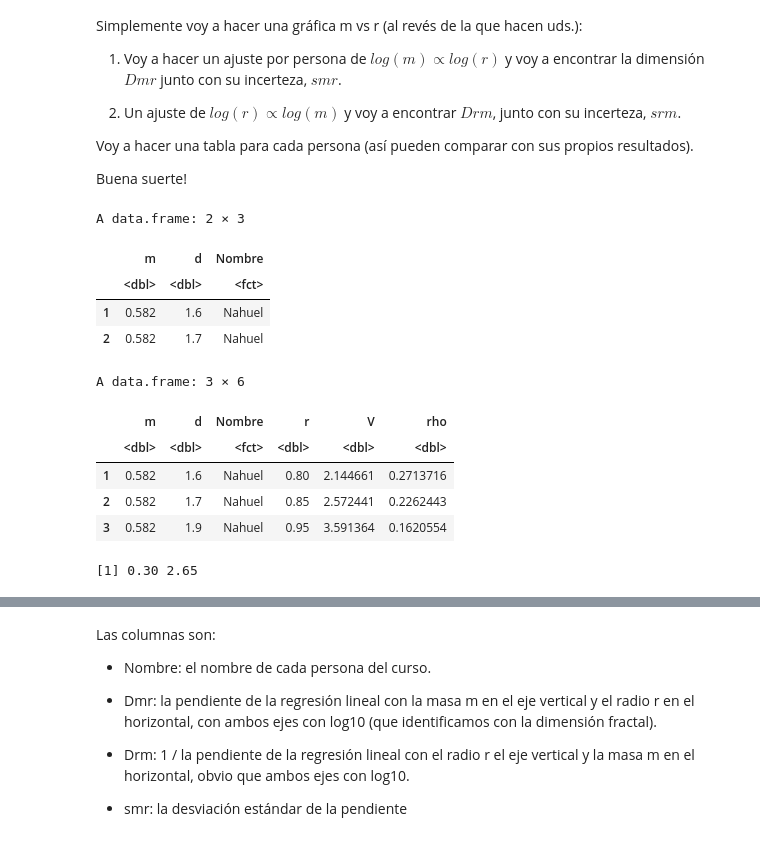
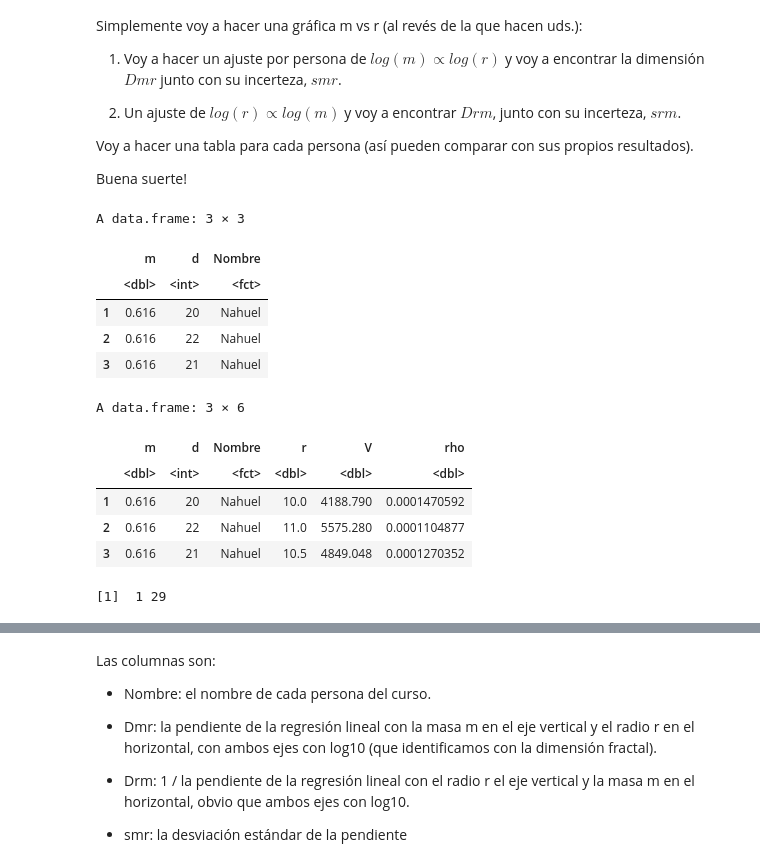
Before and after one commit to juanpabloderosas/FexpI, a Jupyter notebook: Análisis de Datos/Labo4/AnDatosLabo.ipynb, the cells around one changed output, grey strips where cells are left out. Cells and saved outputs as stored; diff of their text form; code cells hidden in the pictures.

```diff
--- a/Análisis de Datos/Labo4/AnDatosLabo.ipynb
+++ b/Análisis de Datos/Labo4/AnDatosLabo.ipynb
@@ -46,17 +46,18 @@ Voy a hacer una tabla para cada persona (así pueden comparar con sus propios re
 
 Buena suerte!
 # %%
-d <- read.csv(file = "Esferas.csv", header = T, sep = ",")
+d <- read.csv(file = "tutti.csv", header = T, sep = ",")
 # %%
 colnames(d) <- c("m", "d", "Nombre"); #masa en g, diámetros en cm
-head(d, 2)
-d$d[d$Nombre == "Jeronimo Vega"] <- 10 * d$d[d$Nombre == "Jeronimo Vega"]
+head(d,3)
+#d$d[d$Nombre == "Jeronimo Vega"] <- 10 * d$d[d$Nombre == "Jeronimo Vega"]
 # %% [output]
-A data.frame: 2 × 3
+A data.frame: 3 × 3
 |  | m | d | Nombre |
-|  | <dbl> | <dbl> | <fct> |
-| 1 | 0.582 | 1.6 | Nahuel |
-| 2 | 0.582 | 1.7 | Nahuel |
+|  | <dbl> | <int> | <fct> |
+| 1 | 0.616 | 20 | Nahuel |
+| 2 | 0.616 | 22 | Nahuel |
+| 3 | 0.616 | 21 | Nahuel |
 # %%
 #definimos radios
 d$r <- d$d /2;
@@ -71,11 +72,11 @@ range(d$r)
 # %% [output]
 A data.frame: 3 × 6
 |  | m | d | Nombre | r | V | rho |
-|  | <dbl> | <dbl> | <fct> | <dbl> | <dbl> | <dbl> |
-| 1 | 0.582 | 1.6 | Nahuel | 0.80 | 2.144661 | 0.2713716 |
-| 2 | 0.582 | 1.7 | Nahuel | 0.85 | 2.572441 | 0.2262443 |
-| 3 | 0.582 | 1.9 | Nahuel | 0.95 | 3.591364 | 0.1620554 |
+|  | <dbl> | <int> | <fct> | <dbl> | <dbl> | <dbl> |
+| 1 | 0.616 | 20 | Nahuel | 10.0 | 4188.790 | 0.0001470592 |
+| 2 | 0.616 | 22 | Nahuel | 11.0 | 5575.280 | 0.0001104877 |
+| 3 | 0.616 | 21 | Nahuel | 10.5 | 4849.048 | 0.0001270352 |
-[1] 0.30 2.65
+[1]  1 29
 # %%
 #ploteamos modelo
 gmr <- ggplot() +
```
Also changed, not shown: parts of 10 cells of this notebook, 1 other file.
